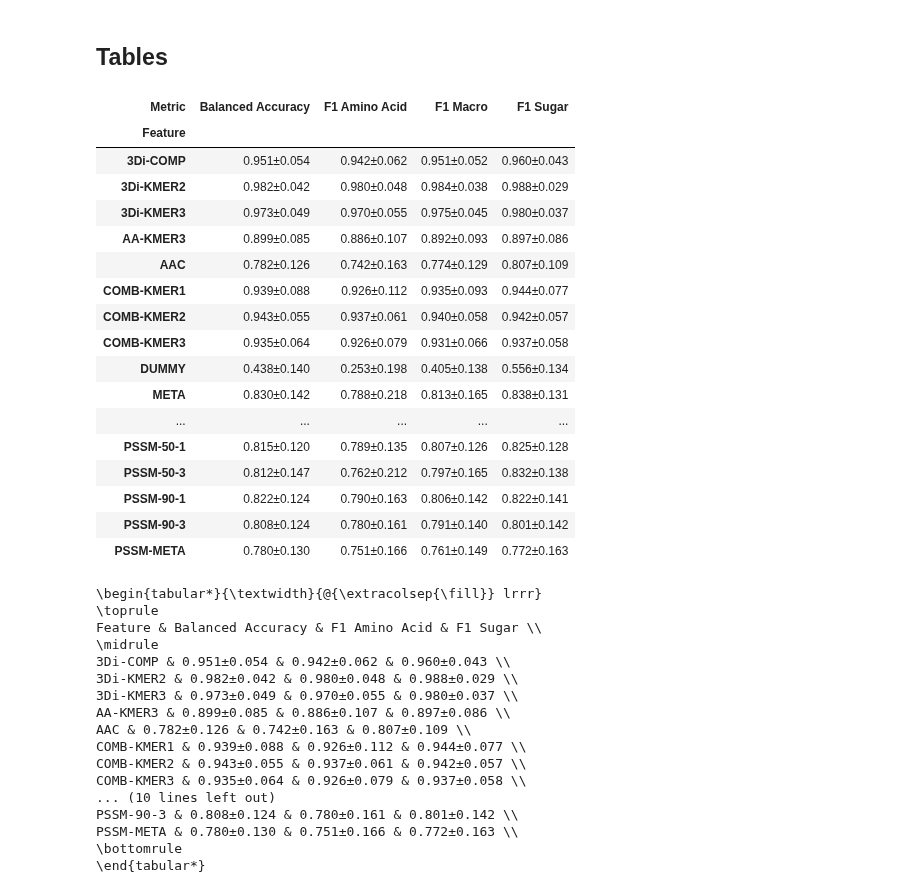
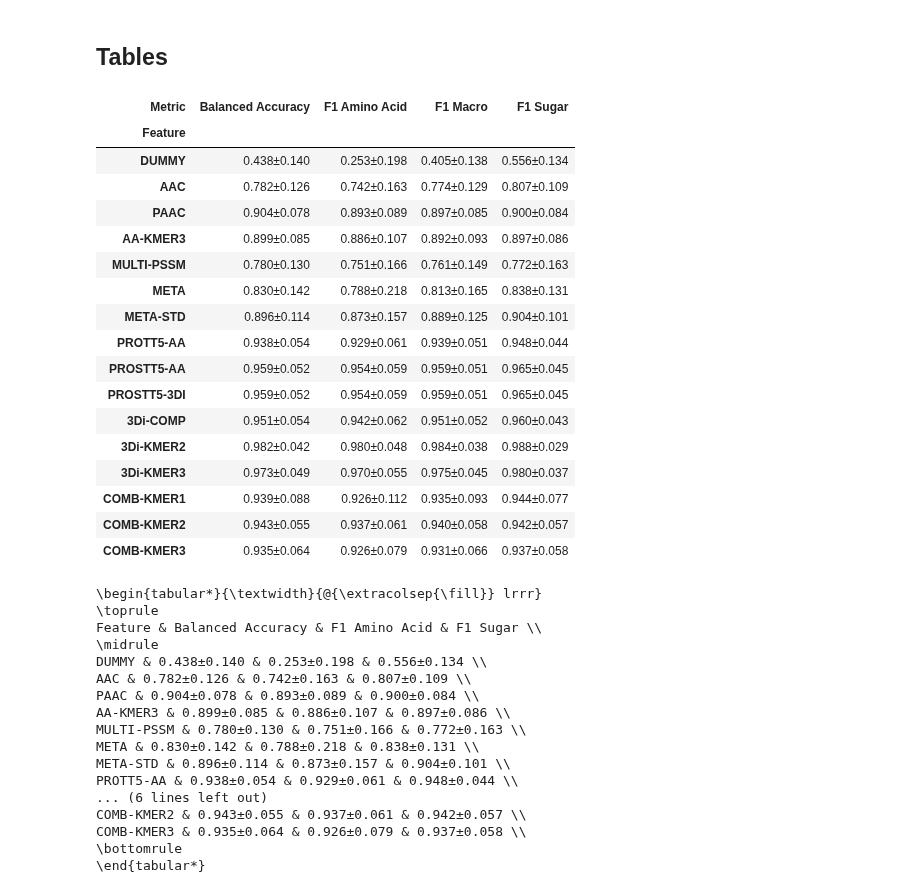
Before and after one commit to adenger/subpred_dl, a Jupyter notebook: notebooks/dnn_athaliana_sugaramino_full_with_outlier_removal.ipynb, the cells around one changed output. Cells and saved outputs as stored; diff of their text form; code cells hidden in the pictures.

```diff
--- a/notebooks/dnn_athaliana_sugaramino_full_with_outlier_removal.ipynb
+++ b/notebooks/dnn_athaliana_sugaramino_full_with_outlier_removal.ipynb
@@ -316,59 +317,61 @@ plot_results_long(
 ## Tables
 # %%
 df_table = df_results_all.copy()
-df_table.Feature = df_table.Feature.str.replace("_", "-")
-# df_table = df_table[~df_table.Feature.str.match(r'^PSSM-\d+')]
+df_table.Feature = df_table.Feature.str.replace("_", "-").replace("PSSM-META","MULTI-PSSM")
+df_table = df_table[~df_table.Feature.str.match(r'^PSSM-\d+')]
 feature_order = [
     "DUMMY",
     "AAC",
     "PAAC",
     "AA-KMER3",
-    "PSSM-META",
+    # "PSSM-META",
+    "MULTI-PSSM",
     "META",
     "META-STD",
     "PROTT5-AA",
     "PROSTT5-AA",
     "PROSTT5-3DI",
-    "PSSM-50-1",
-    "PSSM-50-3",
-    "PSSM-90-1",
-    "PSSM-90-3",
+    # "PSSM-50-1",
+    # "PSSM-50-3",
+    # "PSSM-90-1",
+    # "PSSM-90-3",
     "3Di-COMP",
     "3Di-KMER2",
     "3Di-KMER3",
     "COMB-KMER1",
     "COMB-KMER2",
     "COMB-KMER3",
 ]
 
 df_table_mean = df_table.groupby(["Feature", "Metric"]).mean().reset_index().pivot(
     index="Feature", columns="Metric", values="Value"
 )
 df_table_std = df_table.groupby(["Feature", "Metric"]).std().reset_index().pivot(
     index="Feature", columns="Metric", values="Value"
 )
 
 df_table_paper = df_table_mean.map(lambda x: f"{x:.3f}").astype(str) + "±" + df_table_std.map(lambda x: f"{x:.3f}").astype(str)
+df_table_paper = df_table_paper.loc[feature_order]
 df_table_paper
 # %% [output]
 | Metric | Balanced Accuracy | F1 Amino Acid | F1 Macro | F1 Sugar |
 | Feature |  |  |  |  |
+| DUMMY | 0.438±0.140 | 0.253±0.198 | 0.405±0.138 | 0.556±0.134 |
+| AAC | 0.782±0.126 | 0.742±0.163 | 0.774±0.129 | 0.807±0.109 |
+| PAAC | 0.904±0.078 | 0.893±0.089 | 0.897±0.085 | 0.900±0.084 |
+| AA-KMER3 | 0.899±0.085 | 0.886±0.107 | 0.892±0.093 | 0.897±0.086 |
+| MULTI-PSSM | 0.780±0.130 | 0.751±0.166 | 0.761±0.149 | 0.772±0.163 |
+| META | 0.830±0.142 | 0.788±0.218 | 0.813±0.165 | 0.838±0.131 |
+| META-STD | 0.896±0.114 | 0.873±0.157 | 0.889±0.125 | 0.904±0.101 |
+| PROTT5-AA | 0.938±0.054 | 0.929±0.061 | 0.939±0.051 | 0.948±0.044 |
+| PROSTT5-AA | 0.959±0.052 | 0.954±0.059 | 0.959±0.051 | 0.965±0.045 |
+| PROSTT5-3DI | 0.959±0.052 | 0.954±0.059 | 0.959±0.051 | 0.965±0.045 |
 | 3Di-COMP | 0.951±0.054 | 0.942±0.062 | 0.951±0.052 | 0.960±0.043 |
 | 3Di-KMER2 | 0.982±0.042 | 0.980±0.048 | 0.984±0.038 | 0.988±0.029 |
 | 3Di-KMER3 | 0.973±0.049 | 0.970±0.055 | 0.975±0.045 | 0.980±0.037 |
-| AA-KMER3 | 0.899±0.085 | 0.886±0.107 | 0.892±0.093 | 0.897±0.086 |
-| AAC | 0.782±0.126 | 0.742±0.163 | 0.774±0.129 | 0.807±0.109 |
 | COMB-KMER1 | 0.939±0.088 | 0.926±0.112 | 0.935±0.093 | 0.944±0.077 |
 | COMB-KMER2 | 0.943±0.055 | 0.937±0.061 | 0.940±0.058 | 0.942±0.057 |
 | COMB-KMER3 | 0.935±0.064 | 0.926±0.079 | 0.931±0.066 | 0.937±0.058 |
-| DUMMY | 0.438±0.140 | 0.253±0.198 | 0.405±0.138 | 0.556±0.134 |
-| META | 0.830±0.142 | 0.788±0.218 | 0.813±0.165 | 0.838±0.131 |
-| ... | ... | ... | ... | ... |
-| PSSM-50-1 | 0.815±0.120 | 0.789±0.135 | 0.807±0.126 | 0.825±0.128 |
-| PSSM-50-3 | 0.812±0.147 | 0.762±0.212 | 0.797±0.165 | 0.832±0.138 |
-| PSSM-90-1 | 0.822±0.124 | 0.790±0.163 | 0.806±0.142 | 0.822±0.141 |
-| PSSM-90-3 | 0.808±0.124 | 0.780±0.161 | 0.791±0.140 | 0.801±0.142 |
-| PSSM-META | 0.780±0.130 | 0.751±0.166 | 0.761±0.149 | 0.772±0.163 |
 # %%
 df_table_paper.columns.name = None
 print(
@@ -383,16 +386,16 @@ print(
 \toprule
 Feature & Balanced Accuracy & F1 Amino Acid & F1 Sugar \\
 \midrule
-3Di-COMP & 0.951±0.054 & 0.942±0.062 & 0.960±0.043 \\
-3Di-KMER2 & 0.982±0.042 & 0.980±0.048 & 0.988±0.029 \\
-3Di-KMER3 & 0.973±0.049 & 0.970±0.055 & 0.980±0.037 \\
+DUMMY & 0.438±0.140 & 0.253±0.198 & 0.556±0.134 \\
+AAC & 0.782±0.126 & 0.742±0.163 & 0.807±0.109 \\
+PAAC & 0.904±0.078 & 0.893±0.089 & 0.900±0.084 \\
 AA-KMER3 & 0.899±0.085 & 0.886±0.107 & 0.897±0.086 \\
-AAC & 0.782±0.126 & 0.742±0.163 & 0.807±0.109 \\
-COMB-KMER1 & 0.939±0.088 & 0.926±0.112 & 0.944±0.077 \\
+MULTI-PSSM & 0.780±0.130 & 0.751±0.166 & 0.772±0.163 \\
+META & 0.830±0.142 & 0.788±0.218 & 0.838±0.131 \\
+META-STD & 0.896±0.114 & 0.873±0.157 & 0.904±0.101 \\
+PROTT5-AA & 0.938±0.054 & 0.929±0.061 & 0.948±0.044 \\
+... (6 lines left out)
 COMB-KMER2 & 0.943±0.055 & 0.937±0.061 & 0.942±0.057 \\
 COMB-KMER3 & 0.935±0.064 & 0.926±0.079 & 0.937±0.058 \\
-... (10 lines left out)
-PSSM-90-3 & 0.808±0.124 & 0.780±0.161 & 0.801±0.142 \\
-PSSM-META & 0.780±0.130 & 0.751±0.166 & 0.772±0.163 \\
 \bottomrule
 \end{tabular*}
```
Also changed, not shown: parts of 1 cell of this notebook, 1 other file.
